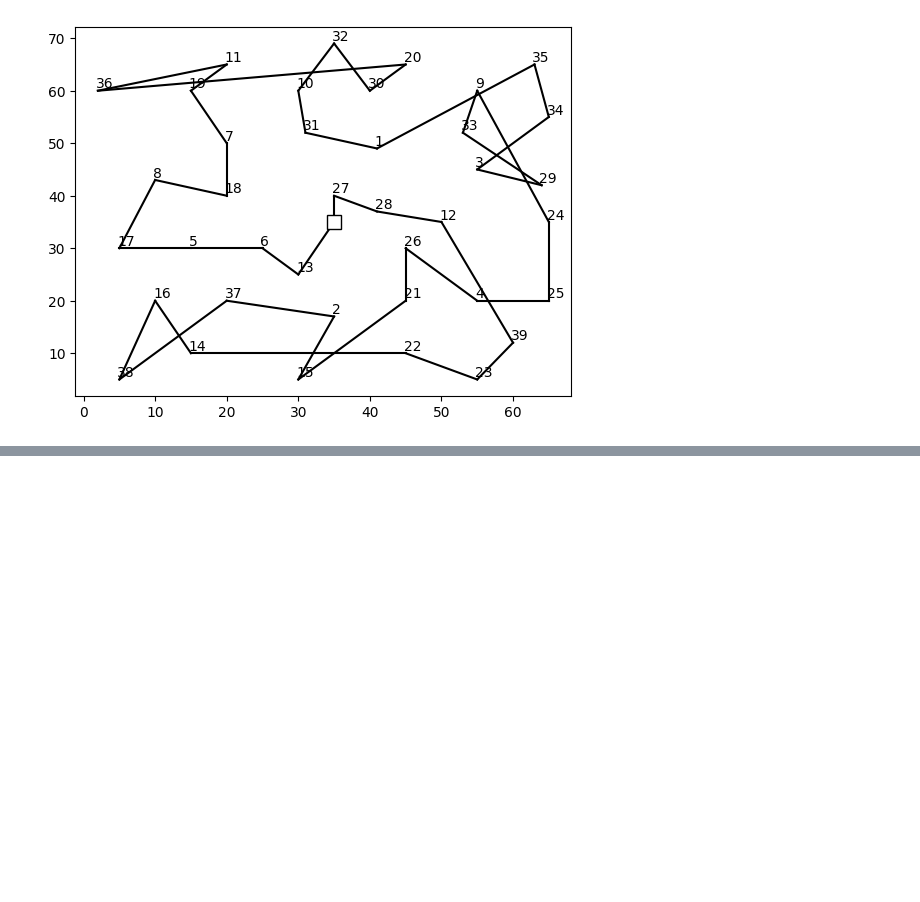
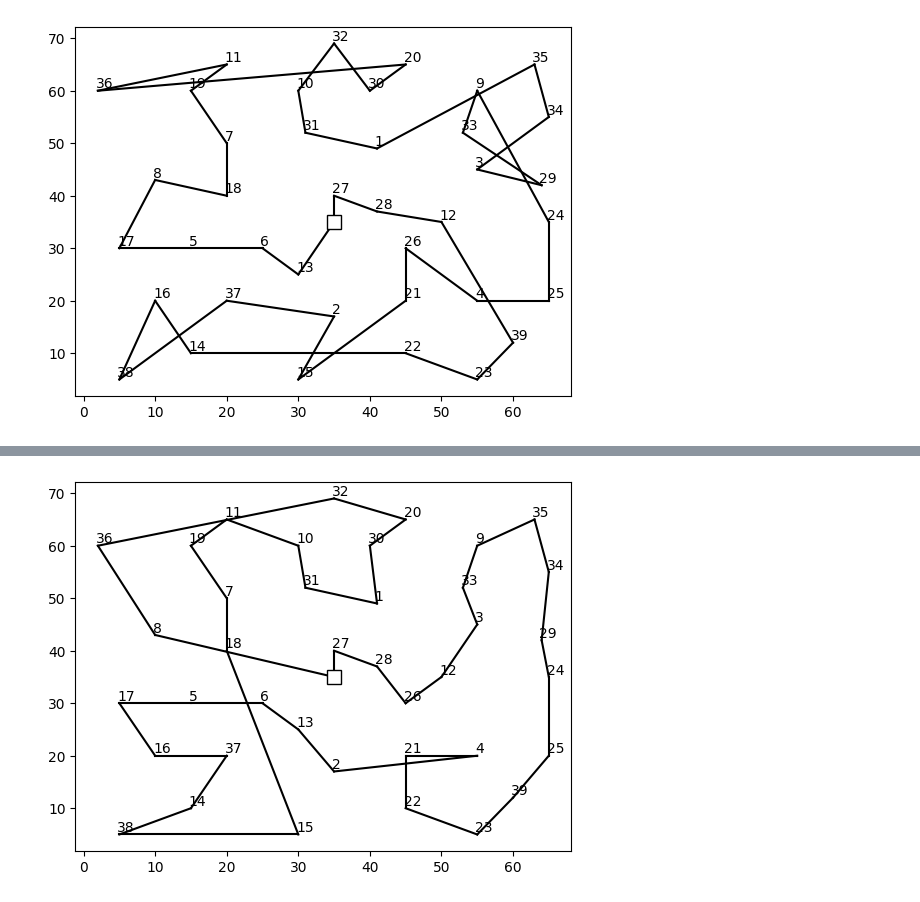
Before and after one commit to alvaro-vilela/geneticAlgorithm-TSPTW, a Jupyter notebook: main.ipynb, the cells around one changed output, grey strips where cells are left out. Drawn from its saved outputs; the diff is of its cells as text; code cells hidden in the pictures; blank space fills up the shorter version.

```diff
--- a/main.ipynb
+++ b/main.ipynb
@@ -55,3 +44,7 @@ test -> Distance: 485.24, Cost: 8807.43 time: 0.0
+# %%
+Plot_route(cox, coy, route_closestNeighbour)
+# %% [output]
+[figure, added]
 # %%
 print("Clarke & Wright")
 wb, ws, n, pen, dist, dmax, a, b, cox, coy, a, b, dist, dmax = Input("Instances\Inst40_1.xlsx")
```
Also changed, not shown: parts of 9 cells of this notebook, 7 other files.
